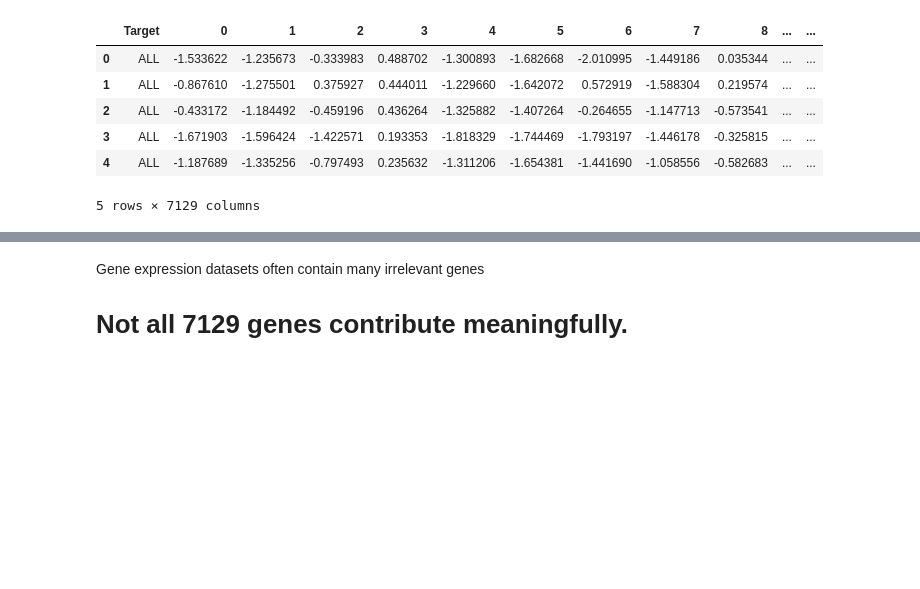
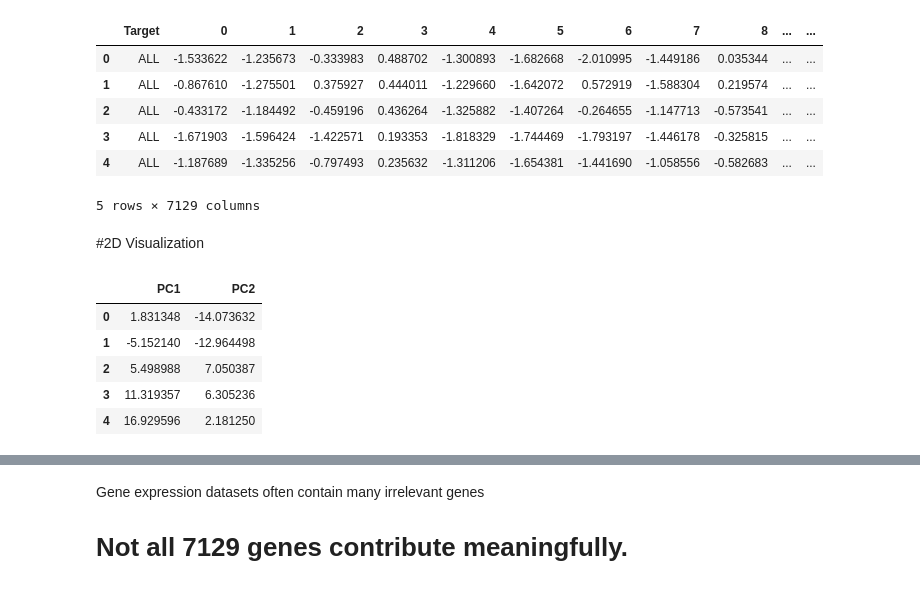
Before and after one commit to Arif118/Leukemia-Classification-from-Gene-Expression-, a Jupyter notebook: Leukemia_Classification.ipynb, the cells around one changed output, grey strips where cells are left out. Saved outputs shown, nothing was run; the diff lists cells and outputs as text; code cells hidden in the pictures; blank space fills up the shorter version.

```diff
--- a/Leukemia_Classification.ipynb
+++ b/Leukemia_Classification.ipynb
@@ -91,3 +91,5 @@ df.head()
 # %%
 X = df.drop('Target', axis=1)
 y = df['Target']
+# %% [markdown]
+#2D Visualization
@@ -93,0 +99,10 @@ y = df['Target']
+# %%
+X_pca = pd.DataFrame(X_pca, columns=['PC1', 'PC2'])
+X_pca.head()
+# %% [output]
+|  | PC1 | PC2 |
+| 0 | 1.831348 | -14.073632 |
+| 1 | -5.152140 | -12.964498 |
+| 2 | 5.498988 | 7.050387 |
+| 3 | 11.319357 | 6.305236 |
+| 4 | 16.929596 | 2.181250 |
```
Also changed, not shown: parts of 9 cells of this notebook.
